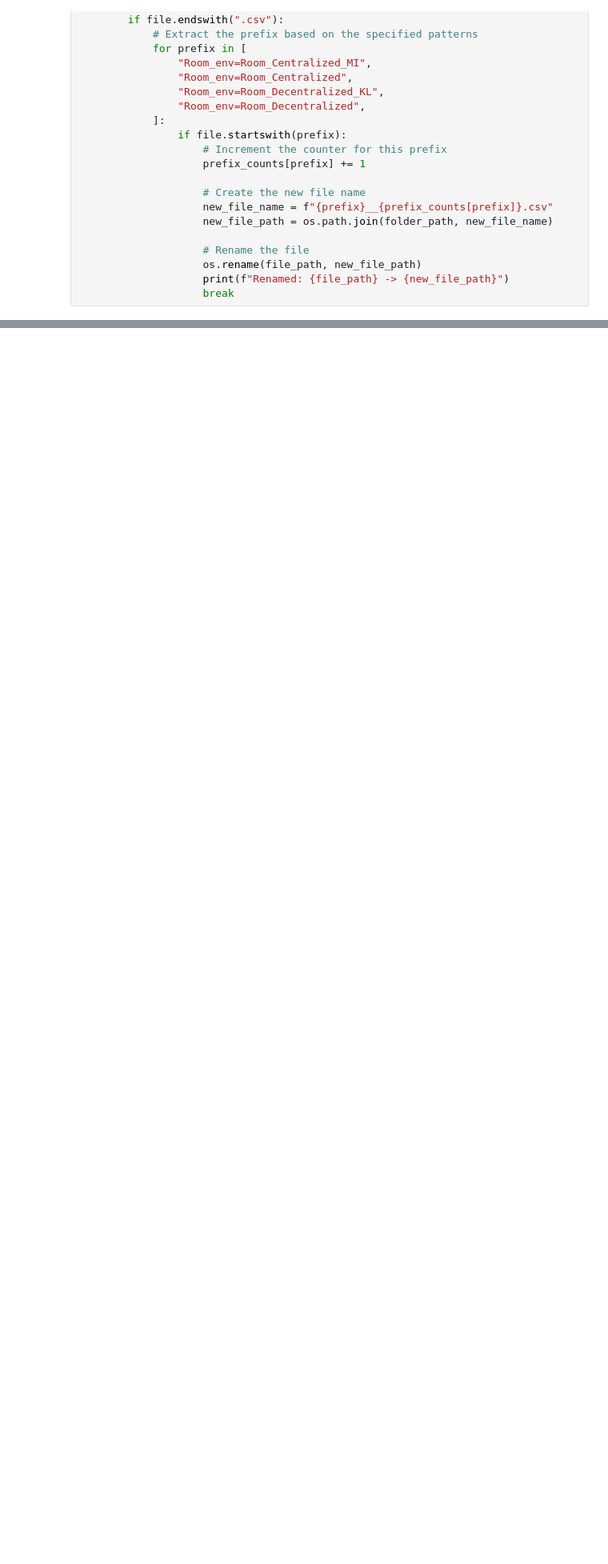
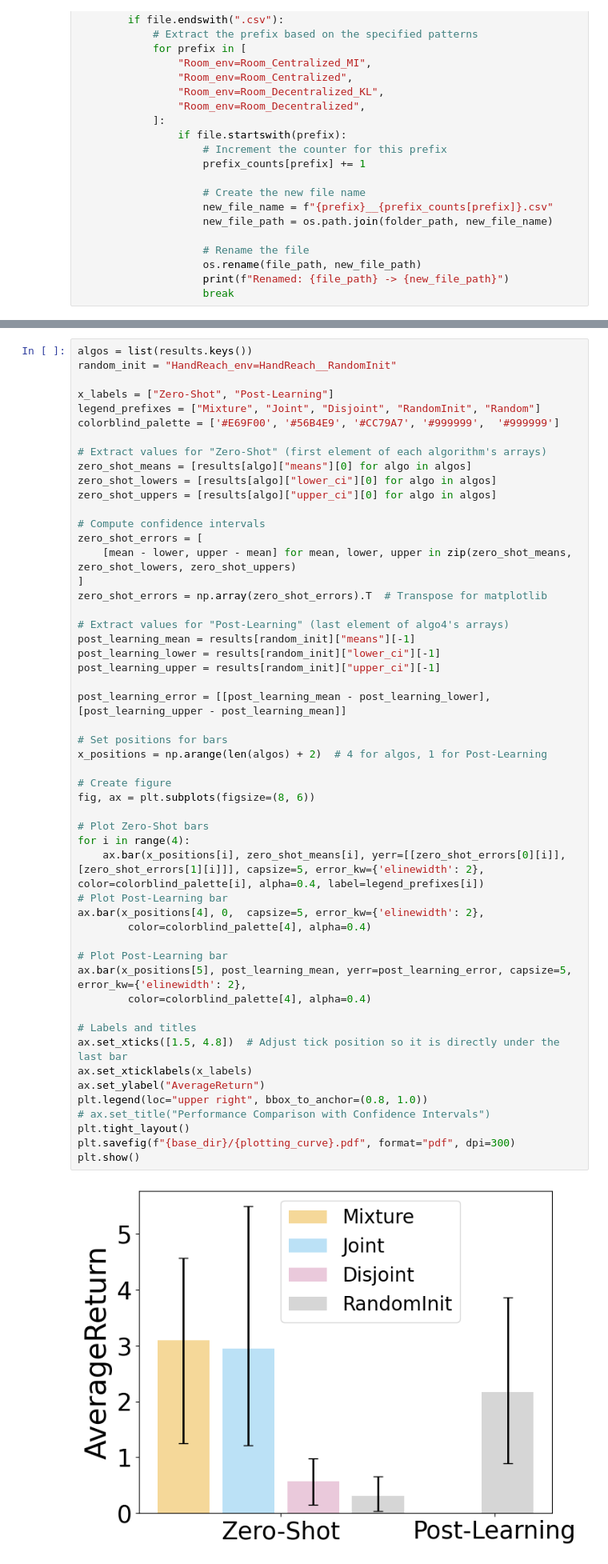
Before and after one commit to RiccZamboni/mepol, a Jupyter notebook: plotting.ipynb, the cells around one changed output, grey strips where cells are left out. Shown at 80% size. Drawn from its saved outputs; the diff is of its cells as text; blank space fills up the shorter version.

```diff
--- a/plotting.ipynb
+++ b/plotting.ipynb
@@ -340,0 +346,54 @@ plt.show()
+# %%
+algos = list(results.keys())
+random_init = "HandReach_env=HandReach__RandomInit"
+
+x_labels = ["Zero-Shot", "Post-Learning"]
+legend_prefixes = ["Mixture", "Joint", "Disjoint", "RandomInit", "Random"]
+colorblind_palette = ['#E69F00', '#56B4E9', '#CC79A7', '#999999',  '#999999']
+
+# Extract values for "Zero-Shot" (first element of each algorithm's arrays)
+zero_shot_means = [results[algo]["means"][0] for algo in algos]
+zero_shot_lowers = [results[algo]["lower_ci"][0] for algo in algos]
+zero_shot_uppers = [results[algo]["upper_ci"][0] for algo in algos]
+
+# Compute confidence intervals
+zero_shot_errors = [
+    [mean - lower, upper - mean] for mean, lower, upper in zip(zero_shot_means, zero_shot_lowers, zero_shot_uppers)
+]
+zero_shot_errors = np.array(zero_shot_errors).T  # Transpose for matplotlib
+
+# Extract values for "Post-Learning" (last element of algo4's arrays)
+post_learning_mean = results[random_init]["means"][-1]
+post_learning_lower = results[random_init]["lower_ci"][-1]
+post_learning_upper = results[random_init]["upper_ci"][-1]
+
+post_learning_error = [[post_learning_mean - post_learning_lower], [post_learning_upper - post_learning_mean]]
+
+# Set positions for bars
+x_positions = np.arange(len(algos) + 2)  # 4 for algos, 1 for Post-Learning
+
+# Create figure
+fig, ax = plt.subplots(figsize=(8, 6))
+
+# Plot Zero-Shot bars
+for i in range(4):
+    ax.bar(x_positions[i], zero_shot_means[i], yerr=[[zero_shot_errors[0][i]], [zero_shot_errors[1][i]]], capsize=5, error_kw={'elinewidth': 2}, color=colorblind_palette[i], alpha=0.4, label=legend_prefixes[i])
+# Plot Post-Learning bar
+ax.bar(x_positions[4], 0,  capsize=5, error_kw={'elinewidth': 2},
+        color=colorblind_palette[4], alpha=0.4)
+
+# Plot Post-Learning bar
+ax.bar(x_positions[5], post_learning_mean, yerr=post_learning_error, capsize=5, error_kw={'elinewidth': 2},
+        color=colorblind_palette[4], alpha=0.4)
+
+# Labels and titles
+ax.set_xticks([1.5, 4.8])  # Adjust tick position so it is directly under the last bar
+ax.set_xticklabels(x_labels)
+ax.set_ylabel("AverageReturn")
+plt.legend(loc="upper right", bbox_to_anchor=(0.8, 1.0))
+# ax.set_title("Performance Comparison with Confidence Intervals")
+plt.tight_layout()
+plt.savefig(f"{base_dir}/{plotting_curve}.pdf", format="pdf", dpi=300)
+plt.show()
+# %% [output]
+[figure, added]
```
Also changed, not shown: parts of 7 cells of this notebook, 9 other files.
